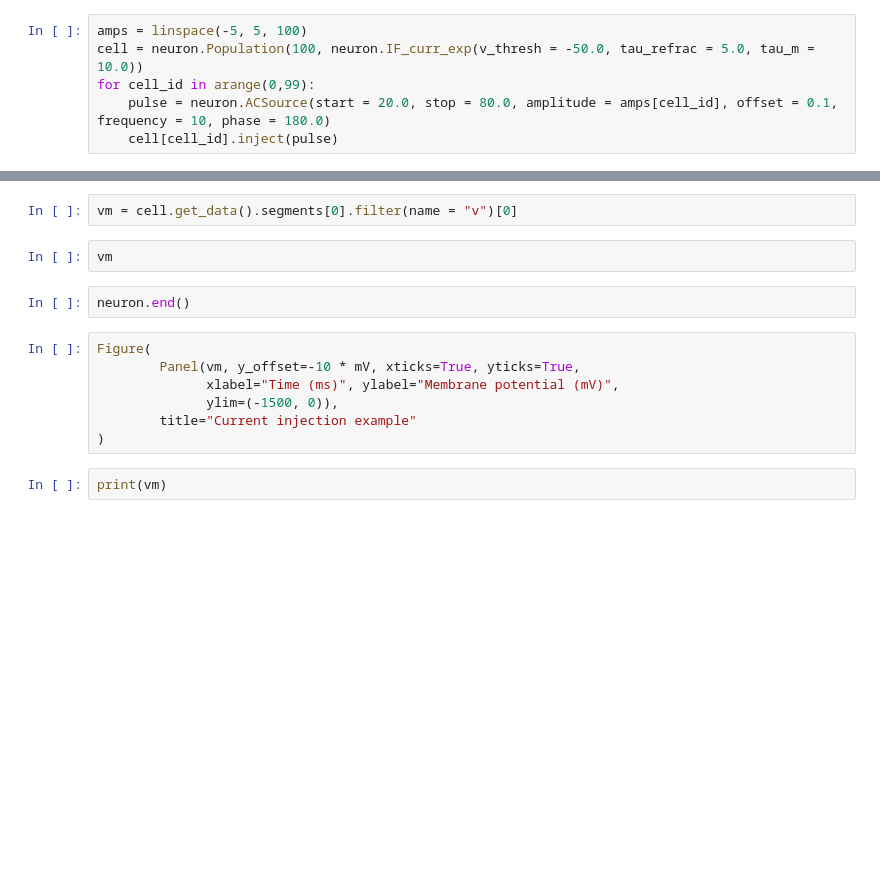
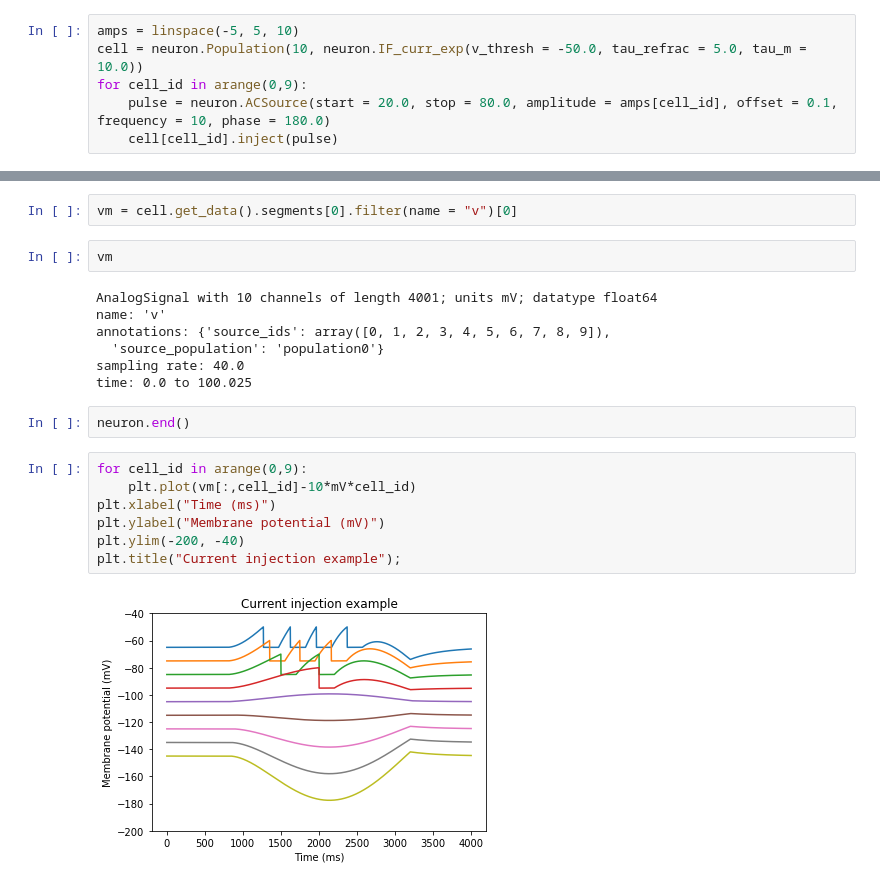
Before and after one commit to xhenes/optimality, a Jupyter notebook: AC-LIF.ipynb, the cells around one changed output, grey strips where cells are left out. Cells and saved outputs as stored; diff of their text form; blank space fills up the shorter version.

```diff
--- a/AC-LIF.ipynb
+++ b/AC-LIF.ipynb
@@ -19,7 +15,7 @@ from pyNN import neuron
 # %%
-amps = linspace(-5, 5, 100)
-cell = neuron.Population(100, neuron.IF_curr_exp(v_thresh = -50.0, tau_refrac = 5.0, tau_m = 10.0))
-for cell_id in arange(0,99):
+amps = linspace(-5, 5, 10)
+cell = neuron.Population(10, neuron.IF_curr_exp(v_thresh = -50.0, tau_refrac = 5.0, tau_m = 10.0))
+for cell_id in arange(0,9):
     pulse = neuron.ACSource(start = 20.0, stop = 80.0, amplitude = amps[cell_id], offset = 0.1, frequency = 10, phase = 180.0)
     cell[cell_id].inject(pulse)
 # %%
@@ -30,14 +28,21 @@ neuron.run(100.0)
 vm = cell.get_data().segments[0].filter(name = "v")[0]
 # %%
 vm
+# %% [output]
+AnalogSignal with 10 channels of length 4001; units mV; datatype float64
+name: 'v'
+annotations: {'source_ids': array([0, 1, 2, 3, 4, 5, 6, 7, 8, 9]),
+  'source_population': 'population0'}
+sampling rate: 40.0
+time: 0.0 to 100.025
 # %%
 neuron.end()
 # %%
-Figure(
-        Panel(vm, y_offset=-10 * mV, xticks=True, yticks=True,
-              xlabel="Time (ms)", ylabel="Membrane potential (mV)",
-              ylim=(-1500, 0)),
-        title="Current injection example"
-)
+for cell_id in arange(0,9):
+    plt.plot(vm[:,cell_id]-10*mV*cell_id)
+plt.xlabel("Time (ms)")
+plt.ylabel("Membrane potential (mV)")
+plt.ylim(-200, -40)
+plt.title("Current injection example");
+# %% [output]
+[figure, added]
-# %%
-print(vm)
```
Also changed, not shown: parts of 18 cells of this notebook.
